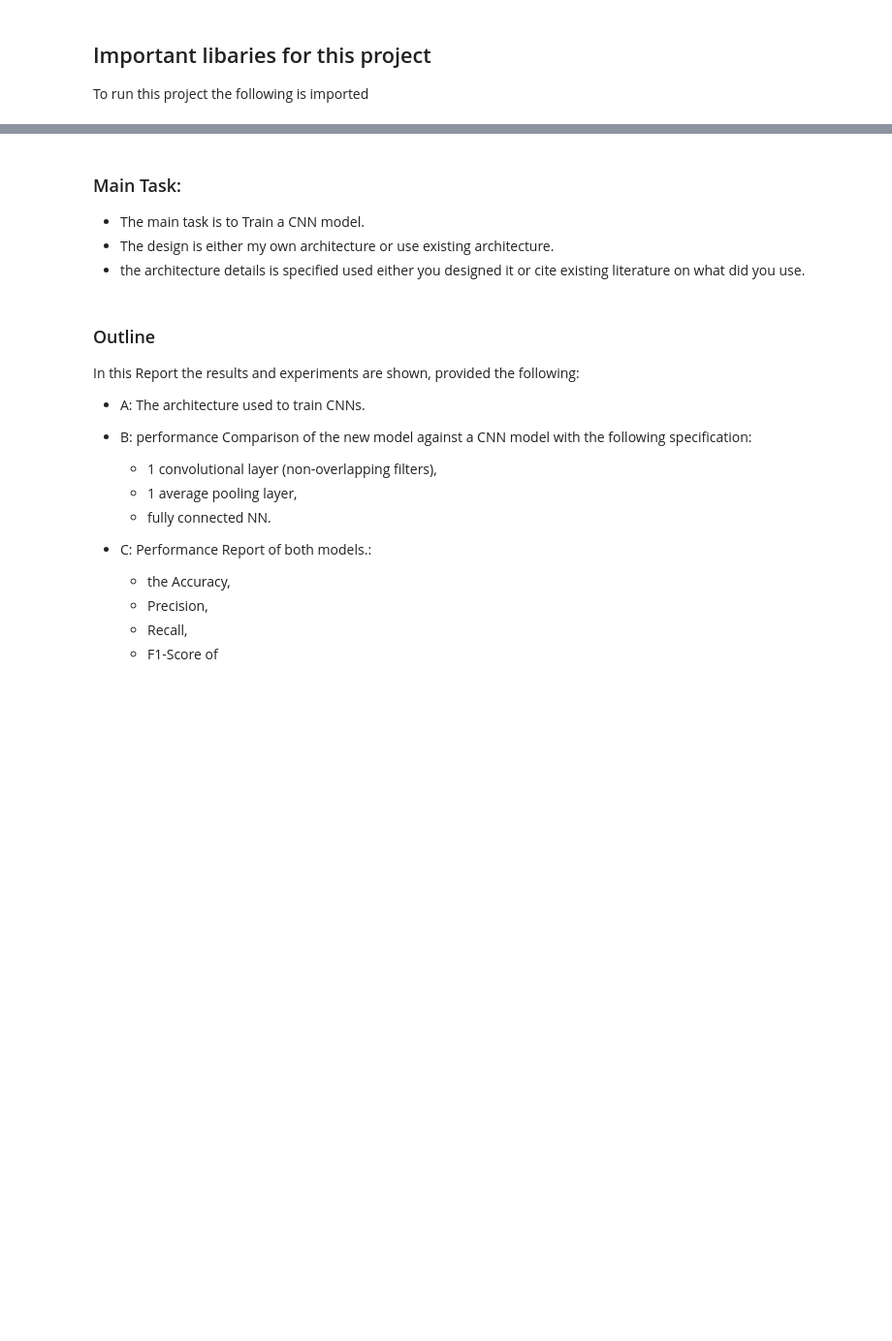
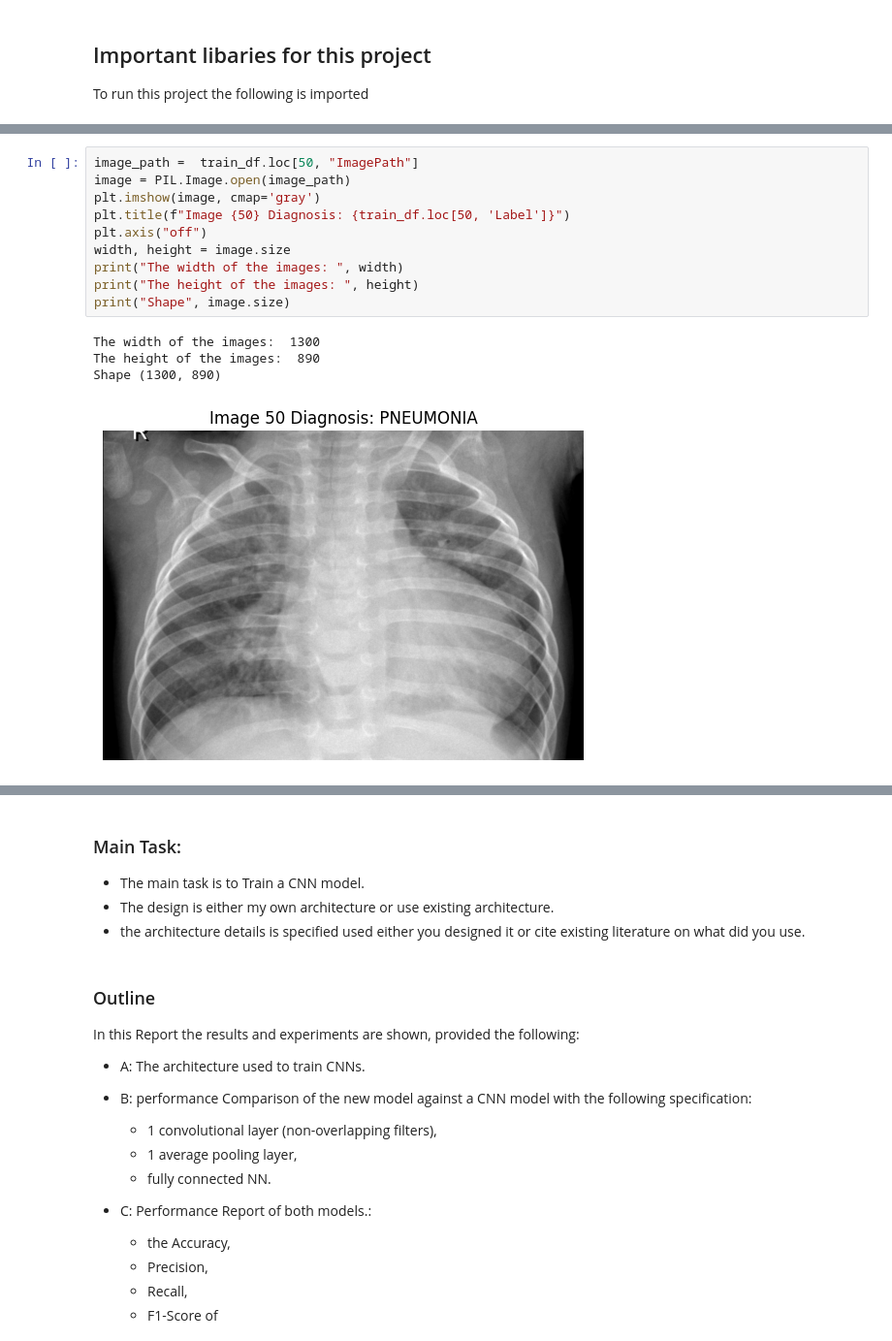
Before and after one commit to sondosaabed/Pneumonia-Classification-CNN, a Jupyter notebook: Pneumonia-Classification-CNN.ipynb, the cells around one changed output, grey strips where cells are left out. Shown at 97% size. Saved outputs shown, nothing was run; the diff lists cells and outputs as text; blank space fills up the shorter version.

```diff
--- a/Pneumonia-Classification-CNN.ipynb
+++ b/Pneumonia-Classification-CNN.ipynb
@@ -61,0 +168,15 @@ import pandas as pd
+# %%
+image_path =  train_df.loc[50, "ImagePath"]
+image = PIL.Image.open(image_path)
+plt.imshow(image, cmap='gray')
+plt.title(f"Image {50} Diagnosis: {train_df.loc[50, 'Label']}")
+plt.axis("off")
+width, height = image.size
+print("The width of the images: ", width)
+print("The height of the images: ", height)
+print("Shape", image.size)
+# %% [output]
+The width of the images:  1300
+The height of the images:  890
+Shape (1300, 890)
+[figure, added]
```
Also changed, not shown: parts of 16 cells of this notebook.
